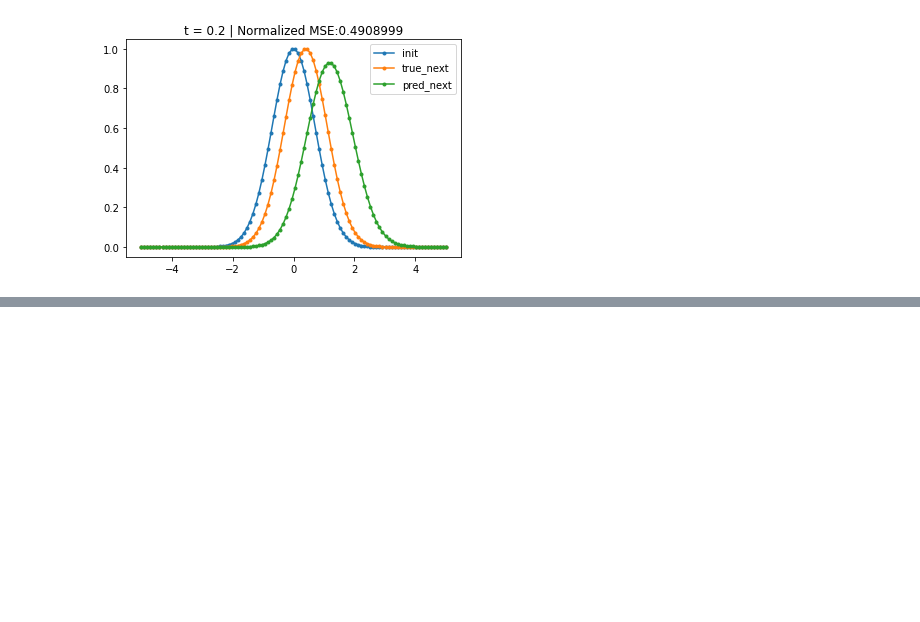
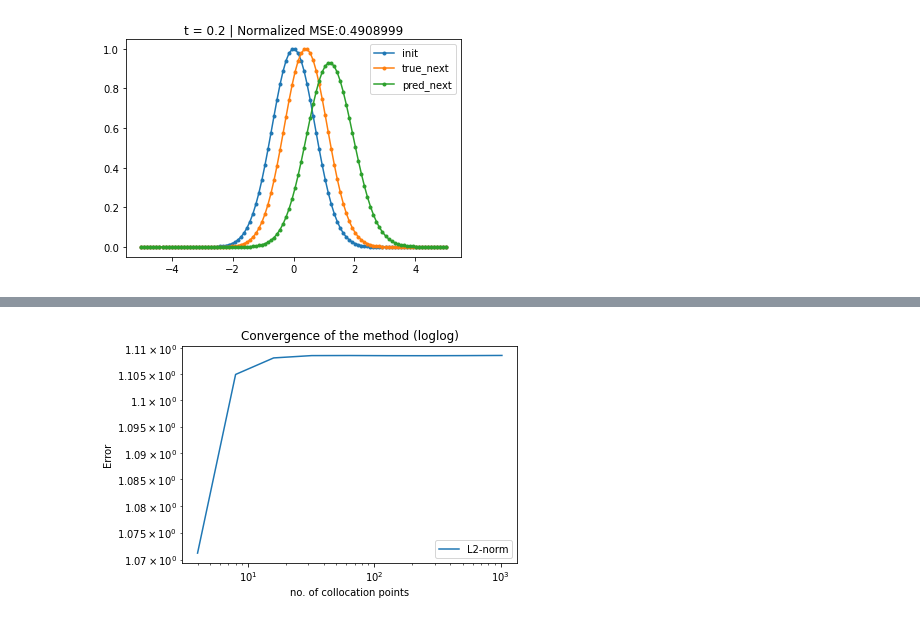
Before and after one commit to jfelipeosorio/kinetick, a Jupyter notebook: pdes/transport1d_cf.ipynb, the cells around one changed output, grey strips where cells are left out. Cells and saved outputs as stored; diff of their text form; code cells hidden in the pictures; blank space fills up the shorter version.

Commit message:
added convergence to transport 1d

```diff
--- a/pdes/transport1d_cf.ipynb
+++ b/pdes/transport1d_cf.ipynb
@@ -186,0 +246,12 @@ plt.show()
+# %%
+xrange = 2**np.arange(2,11)
+#plt.loglog(xrange,sup_norms, label = 'sup-norm')
+plt.loglog(xrange,L2_norms,label = 'L2-norm')
+#plt.loglog(xrange,mses,label = 'mse')
+plt.xlabel('no. of collocation points')
+plt.ylabel('Error')
+plt.legend()
+plt.title('Convergence of the method (loglog)')
+plt.show()
+# %% [output]
+[figure, added]
```
Also changed, not shown: parts of 4 cells of this notebook.
